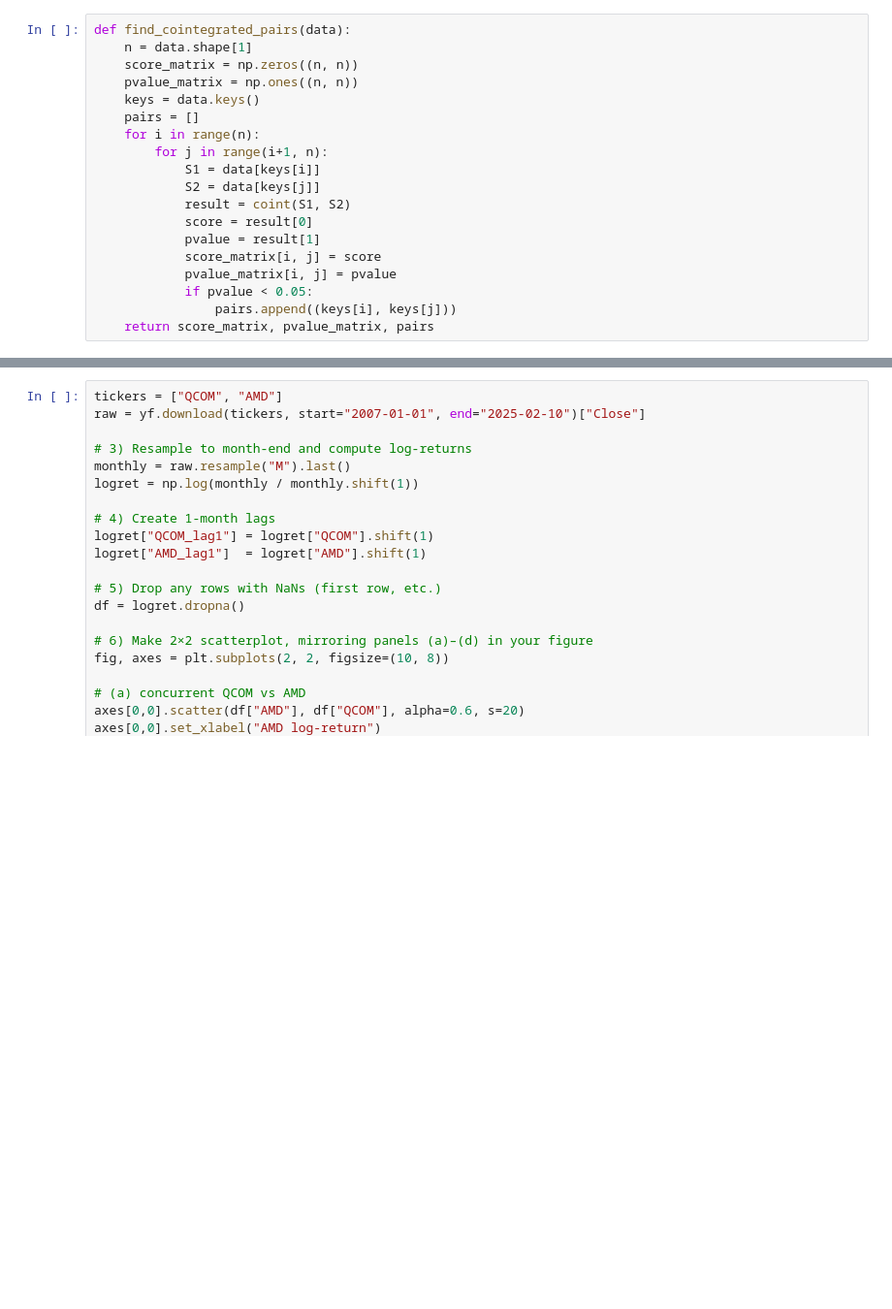
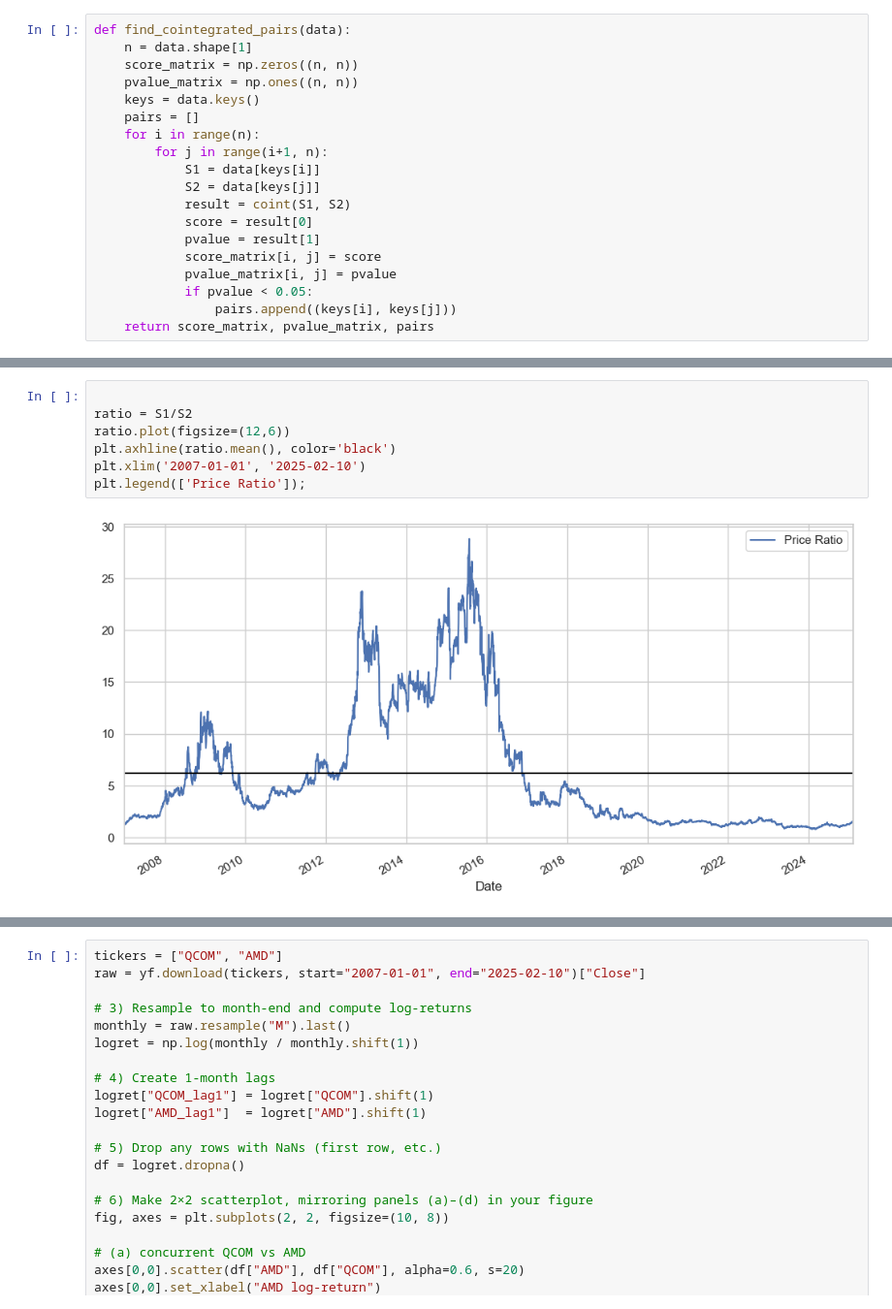
Before and after one commit to KidQuant/FA542-Project, a Jupyter notebook: contin.ipynb, the cells around one changed output, grey strips where cells are left out. Shown at 97% size. Drawn from its saved outputs; the diff is of its cells as text; blank space fills up the shorter version.

```diff
--- a/contin.ipynb
+++ b/contin.ipynb
@@ -48,0 +88,9 @@ print(pairs)
+# %%
+
+ratio = S1/S2
+ratio.plot(figsize=(12,6))
+plt.axhline(ratio.mean(), color='black')
+plt.xlim('2007-01-01', '2025-02-10')
+plt.legend(['Price Ratio']);
+# %% [output]
+[figure, added]
```
Also changed, not shown: parts of 7 cells of this notebook, 8 other files.
